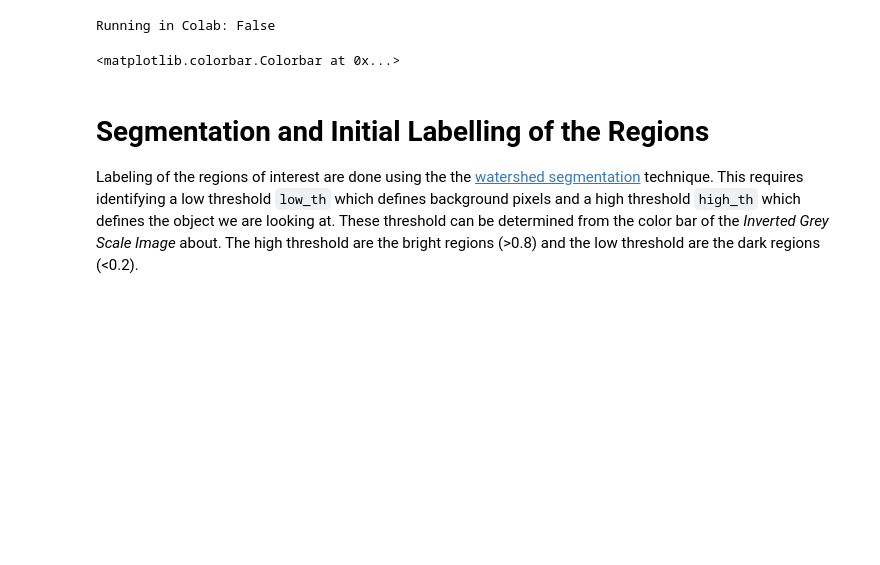
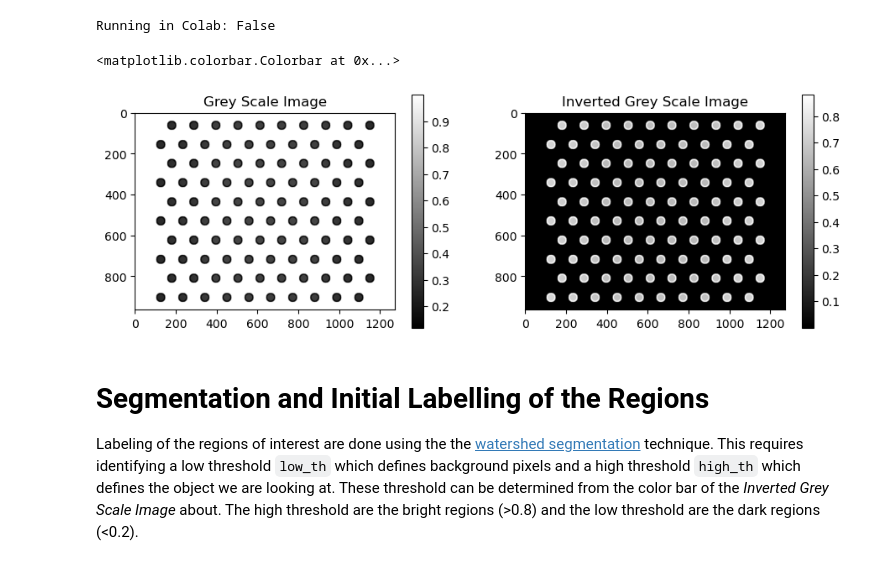
Before and after one commit to GallagherSurfaceLab/summer_26, a Jupyter notebook: STM_voronoi.ipynb, the cells around one changed output. Cells and saved outputs as stored; diff of their text form; code cells hidden in the pictures; blank space fills up the shorter version.

```diff
--- a/STM_voronoi.ipynb
+++ b/STM_voronoi.ipynb
@@ -42,20 +41,20 @@ from stm_voronoi_mst import img_file, gray_process, voronoi_tree, find_nodes, st
 # ==================
 # FILE NAME
 # ==================
-f = r"z3_scale_2.png"
+f = r"dot_scale_10.png"
 
 # ==================
 # GRAYSCALE PROCESS
 # ==================
-dsize = 30
-cutoff = 0.5
+dsize = 300
+cutoff = 0.2
 
 # ==================
 # WATERSHED
 # ==================
 smooth = False
 sigma = 4
-low_th = 0.7
+low_th = 0.2
 high_th = 0.8
 
 # ==================
@@ -66,25 +65,26 @@ power = 0
 # %%
 img = img_file(f)
 img.load()
 
-area_threshold = np.pi*0.3**2  # nm^2
+area_threshold = np.pi*0.9**2  # nm^2
 px_a_th = area_threshold*img.scale**2
 radius = int(img.scale/5)
 if radius==0:
     radius=1
 
 img_gr = gray_process(img.img,dsize=dsize,cutoff=cutoff) # dsize and cutoff should be adapted to image
 
 fig, axes = plt.subplots(nrows=1, ncols=2, figsize=(11, 6))
 im0 = axes[0].imshow(img_gr, cmap='gray')
 axes[0].set_title('Grey Scale Image')
 im1 = axes[1].imshow(util.invert(img_gr), cmap='gray')
 axes[1].set_title('Inverted Grey Scale Image')
 
 fig.colorbar(im0, ax=axes[0], shrink=0.6)
 fig.colorbar(im1, ax=axes[1], shrink=0.6)
 # %% [output]
 <matplotlib.colorbar.Colorbar at 0x...>
+[figure, added]
 # %% [markdown]
 # Segmentation and Initial Labelling of the Regions
 
```
Also changed, not shown: parts of 10 cells of this notebook, 1 other file.
